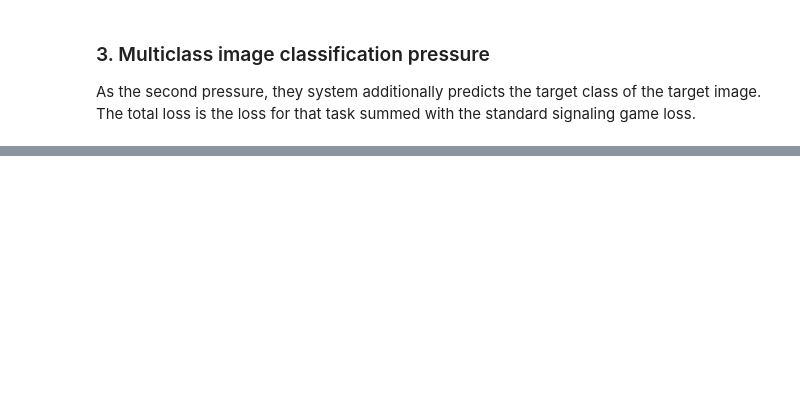
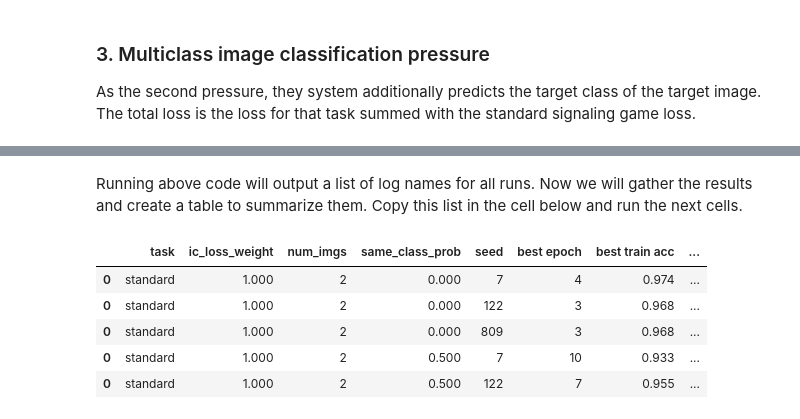
Before and after one commit to blazejdolicki/nlp2-language-emergence, a Jupyter notebook: main_notebook.ipynb, the cells around one changed output, grey strips where cells are left out. Drawn from its saved outputs; the diff is of its cells as text; code cells hidden in the pictures; blank space fills up the shorter version.

Commit message:
Finish the main notebook and rerun the results

```diff
--- a/main_notebook.ipynb
+++ b/main_notebook.ipynb
@@ -41,0 +116,4 @@ As the second pressure, they system additionally predicts the target class of th
+# %% [markdown]
+Running above code will output a list of log names for all runs. Now we will gather the results and create a table to summarize them. Copy this list in the cell below and run the next cells.
+# %%
+log_names = ['27_03_2021_21_13_38_task_standard_seed_7', '27_03_2021_21_18_39_task_standard_seed_122', '27_03_2021_21_22_35_task_standard_seed_809', '27_03_2021_21_26_32_task_standard_seed_7', '27_03_2021_21_37_58_task_standard_seed_122', '27_03_2021_21_46_57_task_standard_seed_809', '27_03_2021_21_58_31_task_standard_seed_7', '27_03_2021_22_10_58_task_standard_seed_122', '27_03_2021_22_23_37_task_standard_seed_809', '27_03_2021_22_35_48_task_img_clas_seed_7', '27_03_2021_22_40_54_task_img_clas_seed_122', '27_03_2021_22_52_54_task_img_clas_seed_809', '27_03_2021_22_57_58_task_img_clas_seed_7', '27_03_2021_23_12_40_task_img_clas_seed_122', '27_03_2021_23_28_27_task_img_clas_seed_809', '27_03_2021_23_43_42_task_img_clas_seed_7', '27_03_2021_23_59_23_task_img_clas_seed_122', '28_03_2021_00_13_58_task_img_clas_seed_809', '28_03_2021_00_58_18_task_target_clas_seed_7', '28_03_2021_01_04_29_task_target_clas_seed_122', '28_03_2021_01_09_23_task_target_clas_seed_809', '28_03_2021_01_23_40_task_target_clas_seed_7', '28_03_2021_01_37_44_task_target_clas_seed_122', '28_03_2021_01_52_23_task_target_clas_seed_809', '28_03_2021_03_06_28_task_target_clas_seed_7', '28_03_2021_03_20_31_task_target_clas_seed_122', '28_03_2021_03_34_47_task_target_clas_seed_809']
@@ -41,0 +163,45 @@ As the second pressure, they system additionally predicts the target class of th
+# %%
+# choose which params to include in the
+include_params = ["task", "ic_loss_weight", "num_imgs", "same_class_prob", "seed"]
+# %%
+results = []
+for event_name in log_names:
+    # get parameters
+    with open(f"args//args_{event_name}.json") as json_file:
+        params = json.load(json_file)
+    # wrap each value into a list
+    params = {key:[value] for key, value in params.items()}
+
+    # create dataframe and add parameters
+    results_df = pd.DataFrame(params)[include_params]
+
+    # add metrics
+    metric_cols = ["best epoch", "best train acc", "best test acc", "best train img acc", "best test img acc"]
+    results_df.loc[:, metric_cols] = load_metric_from_event(event_name)
+
+    # add noise acc
+    try:
+        path = f'interactions//{event_name}//validation'
+        interactions = torch.load(f"{path}//interactions_epoch11")
+        results_df["noise acc"] = interactions.aux["acc"].mean().item()
+    except FileNotFoundError:
+        results_df["noise acc"] = 0.0
+
+    # append to final table
+    results.append(results_df)
+
+
+results = pd.concat(results)
+
+from scipy.stats import pearsonr, spearmanr
+pearson = pearsonr(results["best test acc"], results["noise acc"])
+spearman = spearmanr(results["best test acc"], results["noise acc"])
+
+results.head()
+# %% [output]
+|  | task | ic_loss_weight | num_imgs | same_class_prob | seed | best epoch | best train acc | ... |
+| 0 | standard | 1.000 | 2 | 0.000 | 7 | 4 | 0.974 | ... |
+| 0 | standard | 1.000 | 2 | 0.000 | 122 | 3 | 0.968 | ... |
+| 0 | standard | 1.000 | 2 | 0.000 | 809 | 3 | 0.968 | ... |
+| 0 | standard | 1.000 | 2 | 0.500 | 7 | 10 | 0.933 | ... |
+| 0 | standard | 1.000 | 2 | 0.500 | 122 | 7 | 0.955 | ... |
```
Also changed, not shown: parts of 20 cells of this notebook.
